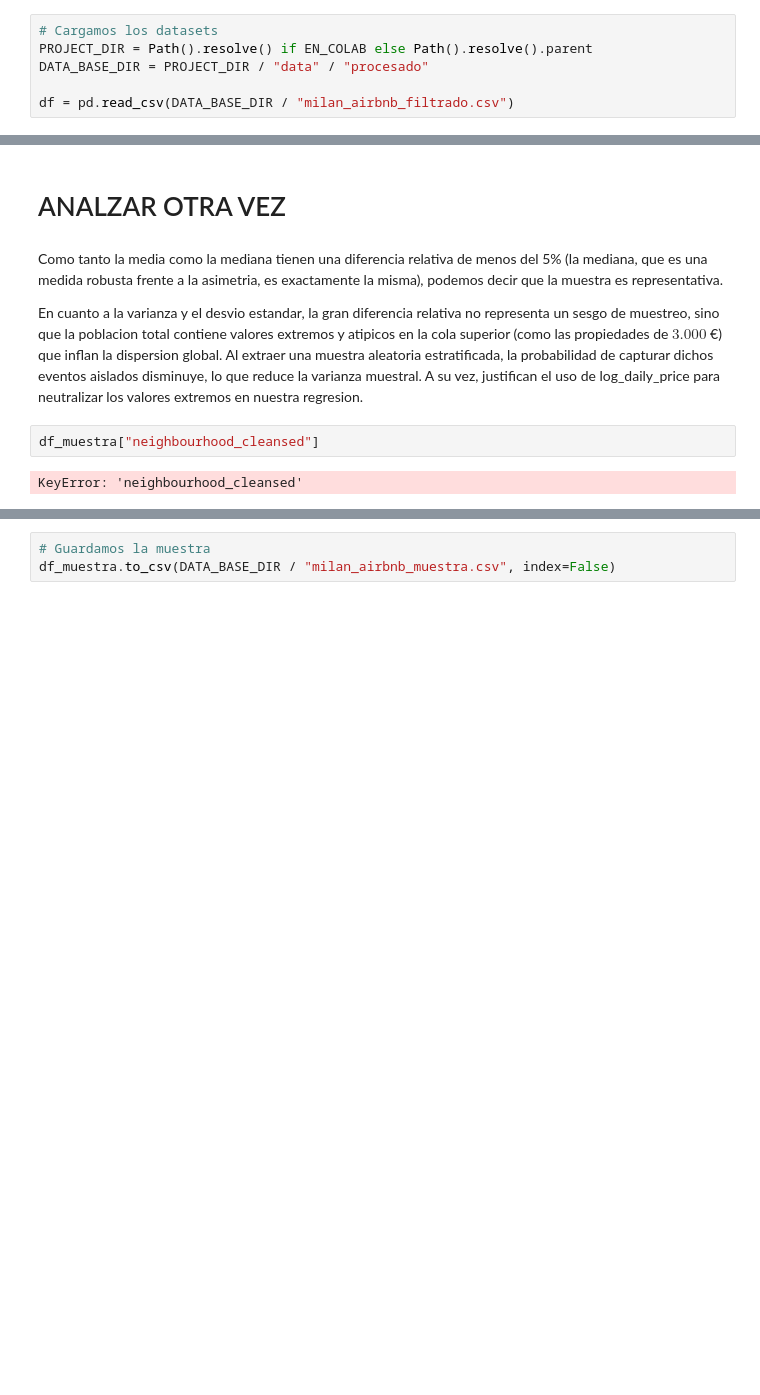
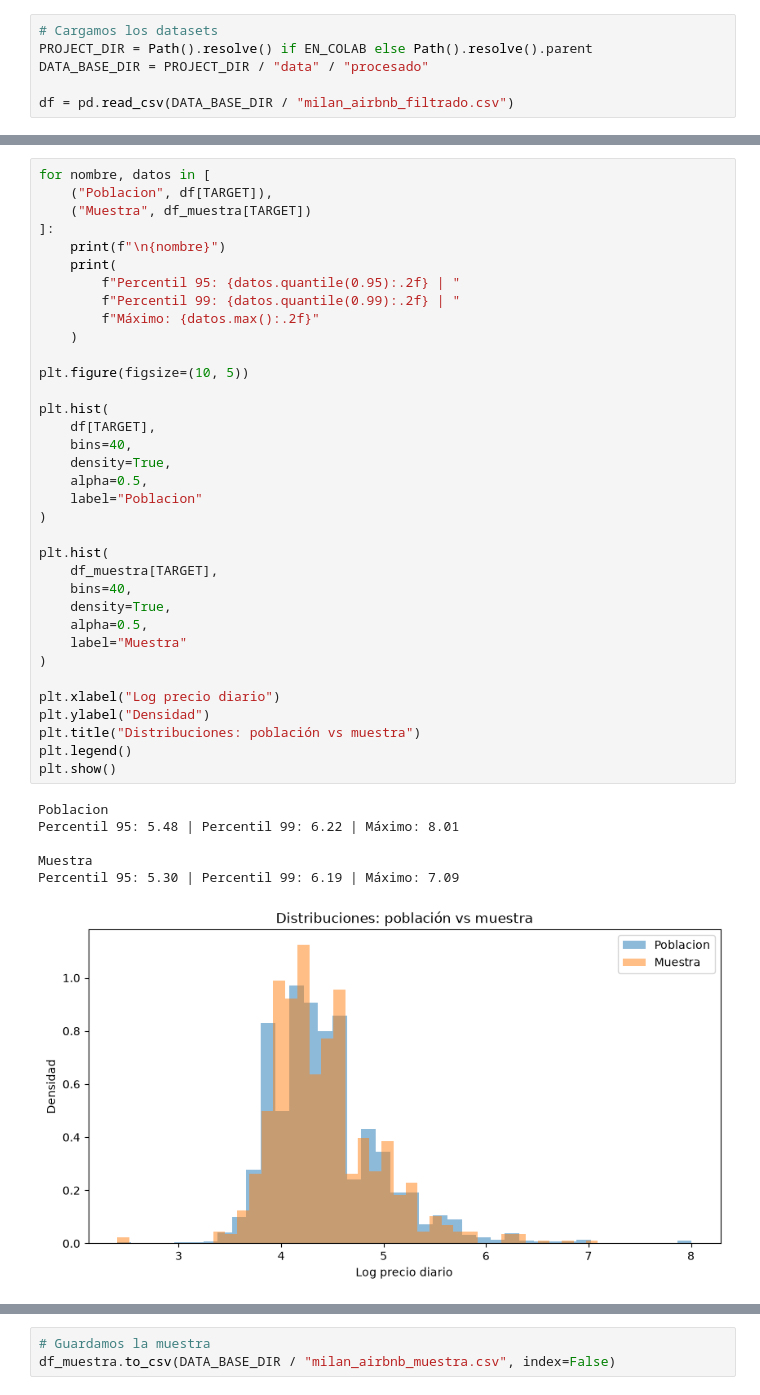
Before and after one commit to santidrelew/tp-mpg, a Jupyter notebook: notebooks/02_extraccion_muestra.ipynb, the cells around one changed output, grey strips where cells are left out. Drawn from its saved outputs; the diff is of its cells as text; blank space fills up the shorter version.

Commit message:
Muestreo estratificado

```diff
--- a/notebooks/02_extraccion_muestra.ipynb
+++ b/notebooks/02_extraccion_muestra.ipynb
@@ -110,11 +99,43 @@ display(tabla_validacion)
-# %% [markdown]
-# ANALZAR OTRA VEZ
-# %% [markdown]
-Como tanto la media como la mediana tienen una diferencia relativa de menos del 5% (la mediana, que es una medida robusta frente a la asimetria, es exactamente la misma), podemos decir que la muestra es representativa.
-
-En cuanto a la varianza y el desvio estandar, la gran diferencia relativa no representa un sesgo de muestreo, sino que la poblacion total contiene valores extremos y atipicos en la cola superior (como las propiedades de $3.000$ €) que inflan la dispersion global. Al extraer una muestra aleatoria estratificada, la probabilidad de capturar dichos eventos aislados disminuye, lo que reduce la varianza muestral. A su vez, justifican el uso de log_daily_price para neutralizar los valores extremos en nuestra regresion.
-# %%
-df_muestra["neighbourhood_cleansed"]
-# %% [output]
-KeyError: 'neighbourhood_cleansed'
+# %%
+for nombre, datos in [
+    ("Poblacion", df[TARGET]),
+    ("Muestra", df_muestra[TARGET])
+]:
+    print(f"\n{nombre}")
+    print(
+        f"Percentil 95: {datos.quantile(0.95):.2f} | "
+        f"Percentil 99: {datos.quantile(0.99):.2f} | "
+        f"Máximo: {datos.max():.2f}"
+    )
+
+plt.figure(figsize=(10, 5))
+
+plt.hist(
+    df[TARGET],
+    bins=40,
+    density=True,
+    alpha=0.5,
+    label="Poblacion"
+)
+
+plt.hist(
+    df_muestra[TARGET],
+    bins=40,
+    density=True,
+    alpha=0.5,
+    label="Muestra"
+)
+
+plt.xlabel("Log precio diario")
+plt.ylabel("Densidad")
+plt.title("Distribuciones: población vs muestra")
+plt.legend()
+plt.show()
+# %% [output]
+Poblacion
+Percentil 95: 5.48 | Percentil 99: 6.22 | Máximo: 8.01
+
+Muestra
+Percentil 95: 5.30 | Percentil 99: 6.19 | Máximo: 7.09
+[figure, added]
 # %%
```
Also changed, not shown: parts of 7 cells of this notebook, 1 other file.
